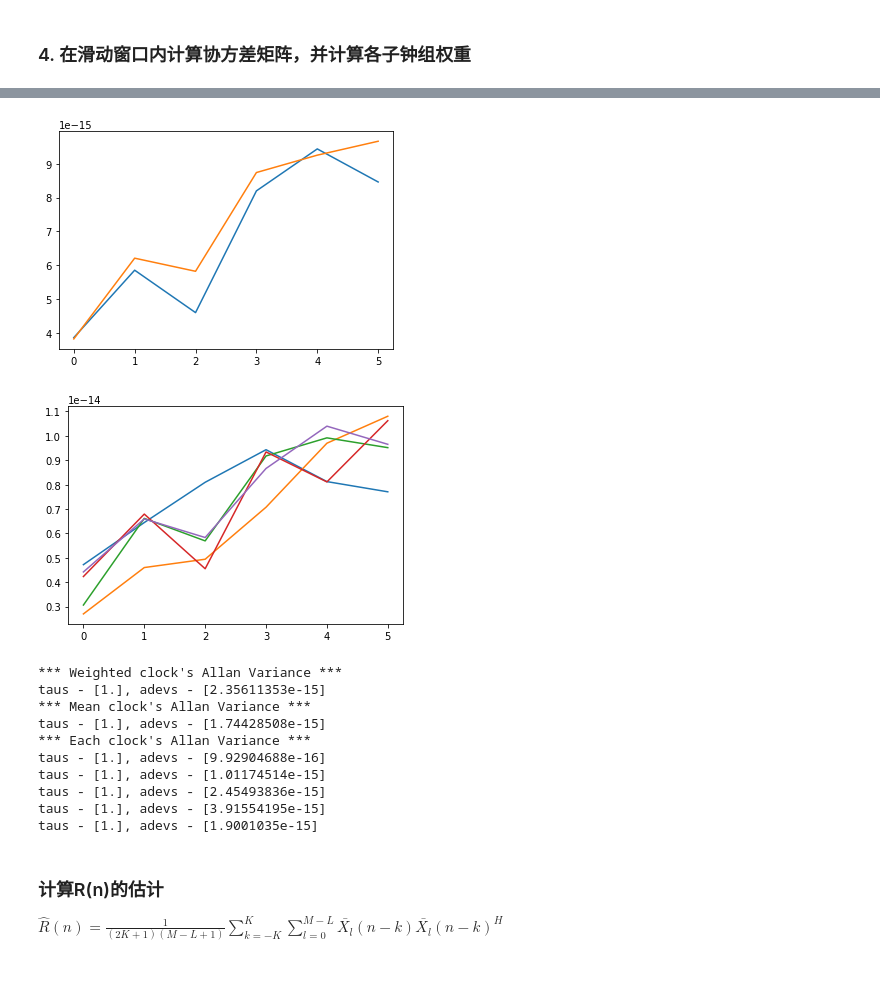
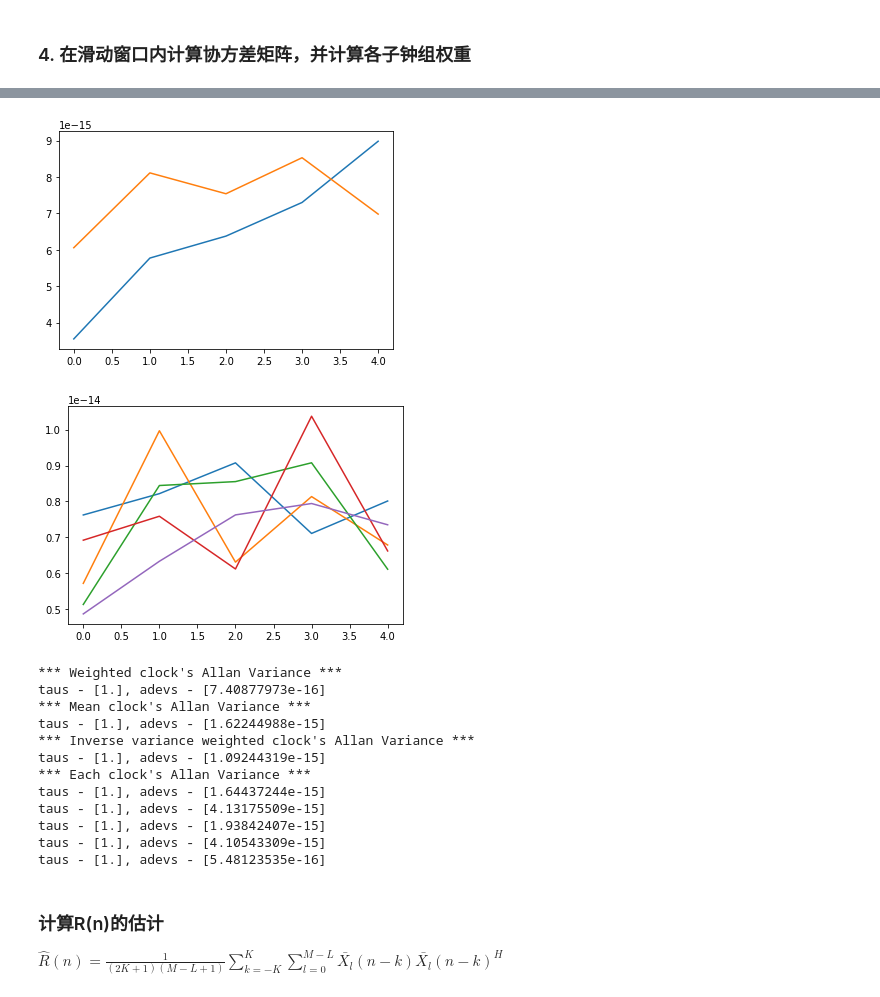
Before and after one commit to mochiliu3000/beamformer, a Jupyter notebook: Minimum Variance Beamformer.ipynb, the cells around one changed output, grey strips where cells are left out. Cells and saved outputs as stored; diff of their text form; code cells hidden in the pictures.

Commit message:
Add inverse variance weighted clock

```diff
--- a/Minimum Variance Beamformer.ipynb
+++ b/Minimum Variance Beamformer.ipynb
@@ -61,10 +61,14 @@ $ y_{i}(t) = y_{i}(t) + \beta GN_{s}, -1 < \beta < 1 $
 $ GN_{s} $ 代表环境产生的噪声。β表示相关性的大小，用它来控制钟之间的相关性
 # %%
 beta_range = 1.0
+beta_fix = True
 mu_s = 0
 sigma_s = 10 ** (-30)
 
-beta = np.random.uniform(-beta_range, beta_range, clock_size)
+if beta_fix:
+    beta = beta_range * np.ones((1, clock_size))
+else:
+    beta = np.random.uniform(-beta_range, beta_range, clock_size)
 noice_global = np.random.normal(loc=mu_s, scale=math.sqrt(sigma_s), size=(len(t), 1))
 
 print(beta)
@@ -170,7 +174,8 @@ if window_size > y_t.shape[0]:
     raise Exception('The window size should not be greater than the number of time points')
 
 
-weighted_clock_estimation = []
+weighted_clock_estimation = list()
+weighted_inverse_variance_estimation = list()
 for i in range(int((y_t.shape[0] - window_size) / window_step) + 1):
     subset_raw_sum_list = list()
     print("------------------Step %s------------------" % i)
@@ -188,6 +193,9 @@ for i in range(int((y_t.shape[0] - window_size) / window_step) + 1):
     print("*** Cov mean ***")
     allset_cov_mean = np.cov(np.asarray(subset_raw_sum_list)) / (clock_size - subset_size + 1)
     print(allset_cov_mean)
+    print("*** Corr ***")
+    allset_corr_mean = np.corrcoef(np.asarray(subset_raw_sum_list))
+    print(allset_corr_mean)
 
     # 4. Add regularization term
     if regularization:
@@ -207,7 +215,7 @@ for i in range(int((y_t.shape[0] - window_size) / window_step) + 1):
     weight = np.dot(allset_cov_mean_inverse, A) / np.dot(np.dot(A.T, allset_cov_mean_inverse), A)
     print(weight)
 
-    # 7. Calculate weighted clock
+    # 7. Calculate beamformer weighted clock
     print("*** Weighted output ***")
     Z = (np.dot(weight.T, np.asarray(subset_raw_sum_list)) / (clock_size - subset_size + 1))[0]
     print(Z)
@@ -215,18 +223,44 @@ for i in range(int((y_t.shape[0] - window_size) / window_step) + 1):
     # 8. Select the last element in Z as the estimation of weighted clock
     weighted_clock_estimation.append(Z[-1])
 
-# 9. Visualize weighted clock estimation and each clock
+    # 9. Calculate allan variance for each clock
+    inverse_variance = list()
+    clock_last_row = list()
+    for k in range(clock_size):
+        clock = y_t[window_step * i:window_step * i + window_size + 1, k]
+        (taus, adevs, errors, ns) = allantools.adev(clock)
+        inverse_variance.append(1.0 / adevs[0])
+        clock_last_row.append(clock[-1])
+    inverse_variance = np.array(inverse_variance) / np.sum(np.array(inverse_variance))
+    print("*** Inverse variance weight ***")
+    print(inverse_variance)
+
+    # 10. Calculate the inverse variance weighted clock
+    weighted_inverse_variance_clock = np.dot(inverse_variance, np.array(clock_last_row))
+    print("*** Inverse variance weighted clock ***")
+    print(weighted_inverse_variance_clock)
+    weighted_inverse_variance_estimation.append(weighted_inverse_variance_clock)
+
+# 11. Visualize weighted clock estimation and each clock
 print("------------------Overall------------------")
 print("*** Weighted clock estimation ***")
+weighted_clock_estimation = weighted_clock_estimation[:-1]
 print(weighted_clock_estimation)
 
-real_clock = y_t[-(int((y_t.shape[0] - window_size) / window_step) + 1):,]
+print("*** Inverse variance weighted clock estimation ***")
+weighted_inverse_variance_estimation = weighted_inverse_variance_estimation[:-1]
+print(weighted_inverse_variance_estimation)
+
+real_clock = y_t[-int((y_t.shape[0] - window_size) / window_step):,]
 real_clock_mean = np.mean(real_clock, axis=1)
 print("*** Mean clock estimation ***")
 print(real_clock_mean)
 
 print("*** Clock covariance matrix ***")
 print(np.cov(real_clock.T))
+
+print("*** Clock corr matrix ***")
+print(np.corrcoef(real_clock.T))
 
 fig = plt.figure(facecolor='white')
 plt.plot(weighted_clock_estimation)
@@ -237,7 +271,7 @@ fig = plt.figure(facecolor='white')
 plt.plot(real_clock)
 plt.show()
 
-# 10. Calculate Allan variance
+# 12. Calculate Allan variance
 print("*** Weighted clock's Allan Variance ***")
 (taus, adevs, errors, ns) = allantools.adev(weighted_clock_estimation)
 print('taus - %s, adevs - %s' % (taus, adevs))
@@ -246,6 +280,10 @@ print("*** Mean clock's Allan Variance ***")
 (taus, adevs, errors, ns) = allantools.adev(real_clock_mean)
 print('taus - %s, adevs - %s' % (taus, adevs))
 
+print("*** Inverse variance weighted clock's Allan Variance ***")
+(taus, adevs, errors, ns) = allantools.adev(weighted_inverse_variance_estimation)
+print('taus - %s, adevs - %s' % (taus, adevs))
+
 print("*** Each clock's Allan Variance ***")
 for i in range(real_clock.shape[1]):
     (taus, adevs, errors, ns) = allantools.adev(real_clock[:,i])
@@ -271,15 +309,17 @@ for i in range(real_clock.shape[1]):
-[figure, old version]
+[figure, new version]
-[figure, old version]
+[figure, new version]
 *** Weighted clock's Allan Variance ***
-taus - [1.], adevs - [2.35611353e-15]
+taus - [1.], adevs - [7.40877973e-16]
 *** Mean clock's Allan Variance ***
-taus - [1.], adevs - [1.74428508e-15]
+taus - [1.], adevs - [1.62244988e-15]
+*** Inverse variance weighted clock's Allan Variance ***
+taus - [1.], adevs - [1.09244319e-15]
 *** Each clock's Allan Variance ***
-taus - [1.], adevs - [9.92904688e-16]
-taus - [1.], adevs - [1.01174514e-15]
-taus - [1.], adevs - [2.45493836e-15]
-taus - [1.], adevs - [3.91554195e-15]
-taus - [1.], adevs - [1.9001035e-15]
+taus - [1.], adevs - [1.64437244e-15]
+taus - [1.], adevs - [4.13175509e-15]
+taus - [1.], adevs - [1.93842407e-15]
+taus - [1.], adevs - [4.10543309e-15]
+taus - [1.], adevs - [5.48123535e-16]
 # %% [markdown]
 ### 计算R(n)的估计
 $ \hat{R}(n)=\frac{1}{(2K+1)(M-L+1)}\sum_{k=-K}^K\sum_{l=0}^{M-L}\bar{X_l}(n-k)\bar{X_l}(n-k)^{H} $
```
Also changed, not shown: parts of 6 cells of this notebook, 1 other file.
